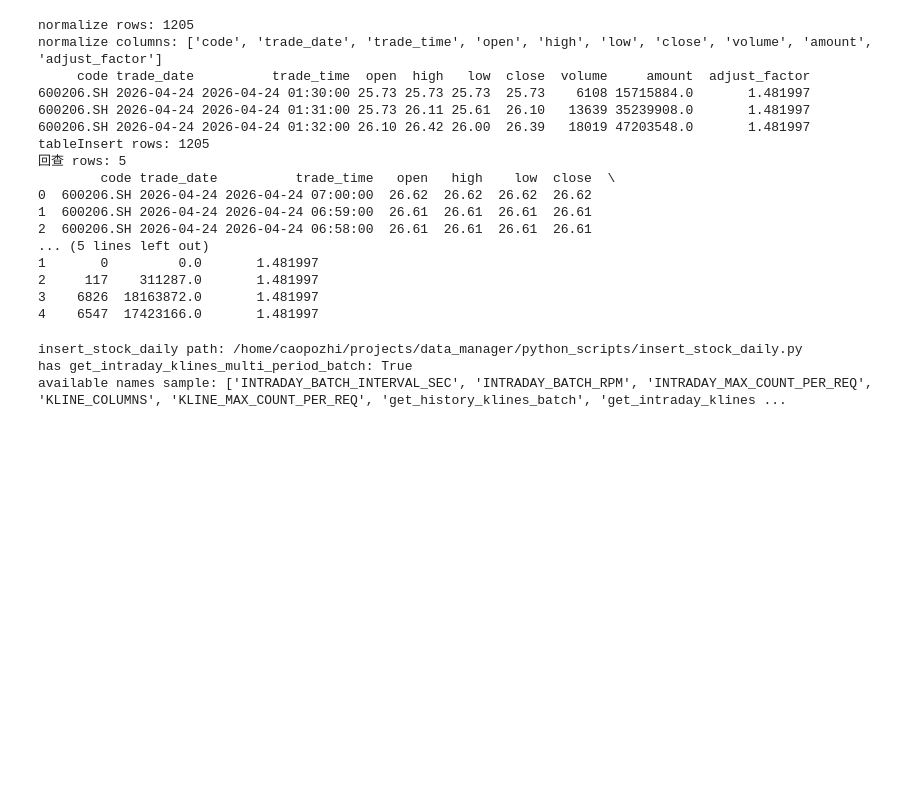
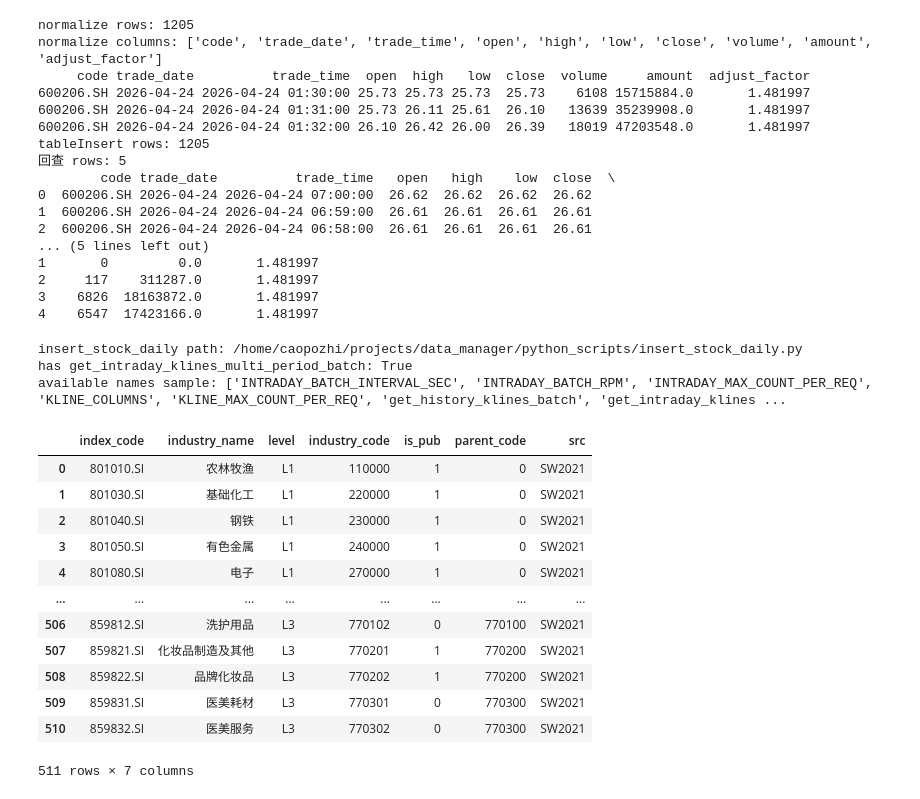
Before and after one commit to caopozhi1991/data_manager, a Jupyter notebook: python_scripts/test.ipynb, the cells around one changed output. Saved outputs shown, nothing was run; the diff lists cells and outputs as text; code cells hidden in the pictures; blank space fills up the shorter version.

```diff
--- a/python_scripts/test.ipynb
+++ b/python_scripts/test.ipynb
@@ -630,3 +630,28 @@ print("available names sample:", [n for n in dir(isd) if "intraday" in n.lower()
 insert_stock_daily path: /home/caopozhi/projects/data_manager/python_scripts/insert_stock_daily.py
 has get_intraday_klines_multi_period_batch: True
 available names sample: ['INTRADAY_BATCH_INTERVAL_SEC', 'INTRADAY_BATCH_RPM', 'INTRADAY_MAX_COUNT_PER_REQ', 'KLINE_COLUMNS', 'KLINE_MAX_COUNT_PER_REQ', 'get_history_klines_batch', 'get_intraday_klines ...
+# %%
+import tushare as ts
+
+# 1. 设置你的token（请替换成你自己的）
+ts.set_token('8d433391c4fddb4c08789e005f278794c23e76ea557a0c5096d39423')
+
+# 2. 初始化pro接口
+pro = ts.pro_api()
+df = pro.index_classify(level='L1',src='SW2021')
+# %%
+df
+# %% [output]
+|  | index_code | industry_name | level | industry_code | is_pub | parent_code | src |
+| 0 | 801010.SI | 农林牧渔 | L1 | 110000 | 1 | 0 | SW2021 |
+| 1 | 801030.SI | 基础化工 | L1 | 220000 | 1 | 0 | SW2021 |
+| 2 | 801040.SI | 钢铁 | L1 | 230000 | 1 | 0 | SW2021 |
+| 3 | 801050.SI | 有色金属 | L1 | 240000 | 1 | 0 | SW2021 |
+| 4 | 801080.SI | 电子 | L1 | 270000 | 1 | 0 | SW2021 |
+| ... | ... | ... | ... | ... | ... | ... | ... |
+| 506 | 859812.SI | 洗护用品 | L3 | 770102 | 0 | 770100 | SW2021 |
+| 507 | 859821.SI | 化妆品制造及其他 | L3 | 770201 | 1 | 770200 | SW2021 |
+| 508 | 859822.SI | 品牌化妆品 | L3 | 770202 | 1 | 770200 | SW2021 |
+| 509 | 859831.SI | 医美耗材 | L3 | 770301 | 0 | 770300 | SW2021 |
+| 510 | 859832.SI | 医美服务 | L3 | 770302 | 0 | 770300 | SW2021 |
+511 rows × 7 columns
```
Also changed, not shown: parts of 6 cells of this notebook, 11 other files.
